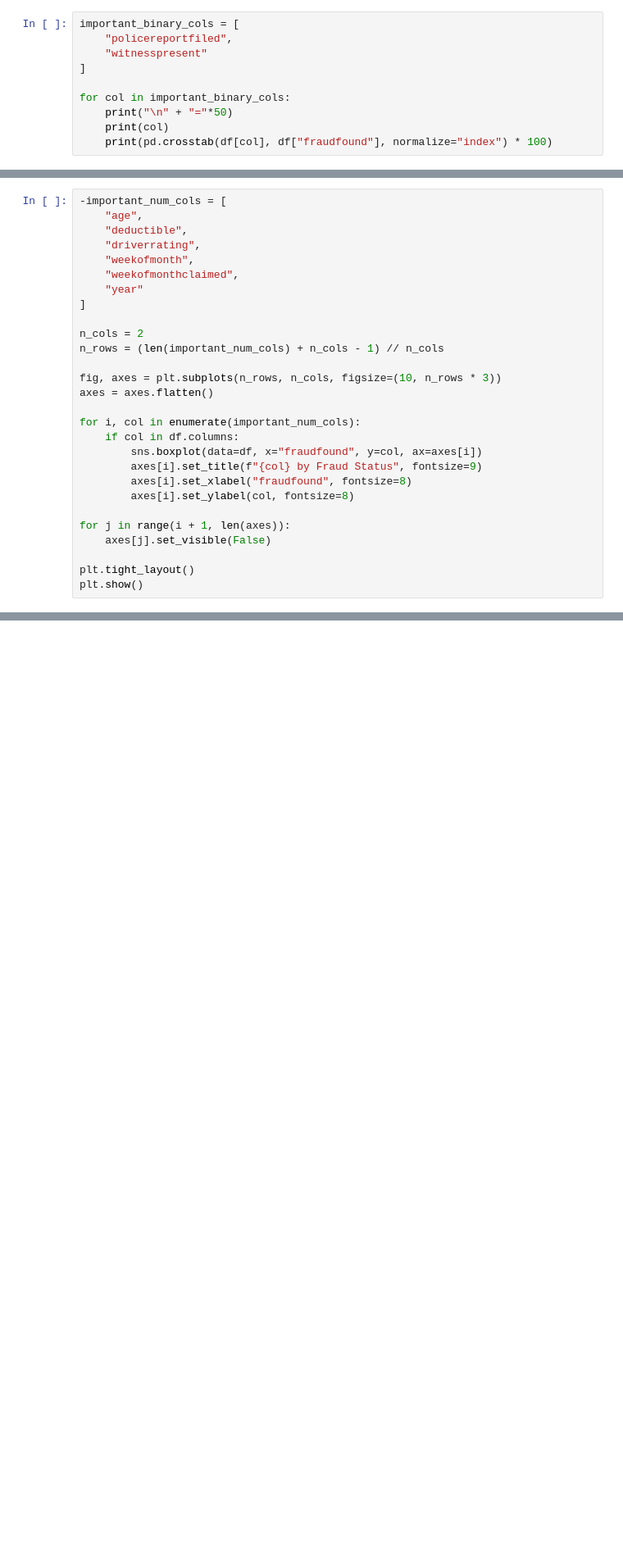
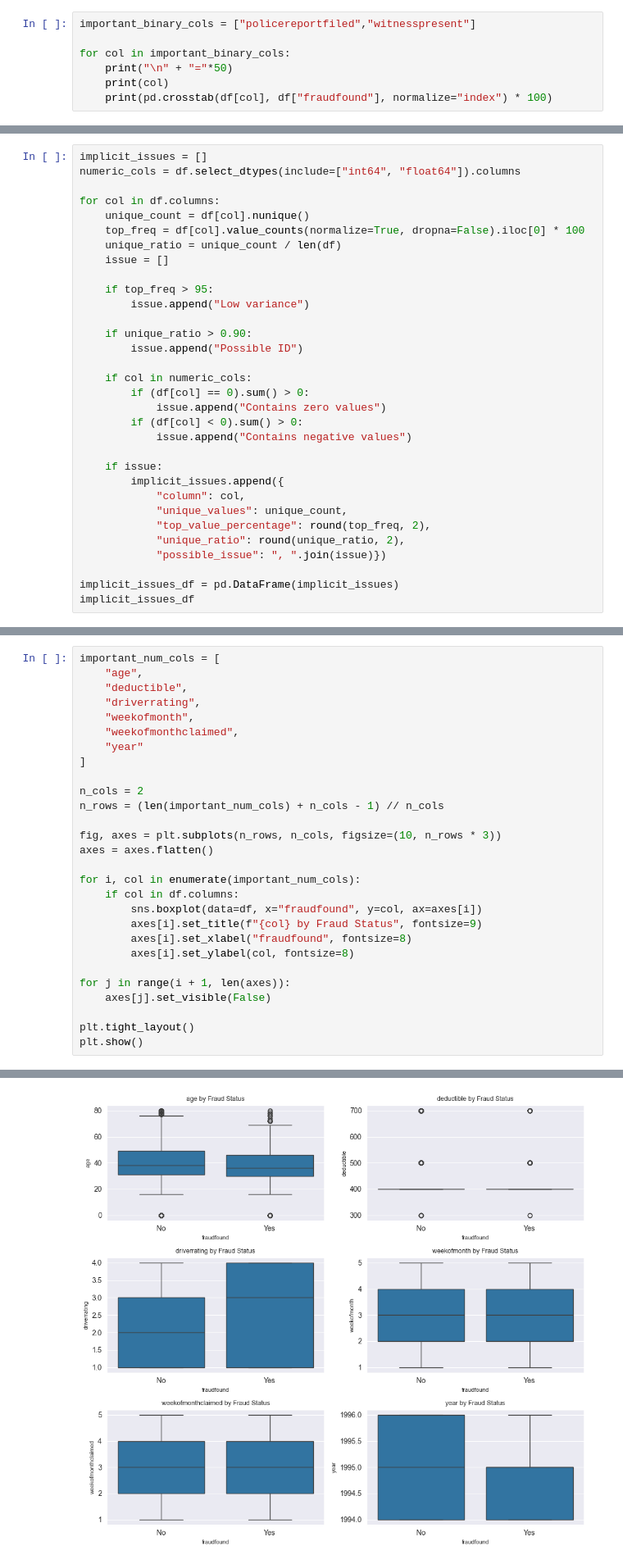
Before and after one commit to 1manvi/ML-Credit-Card-Fraud-2026, a Jupyter notebook: EDA_MiniPresentation.ipynb, the cells around one changed output, grey strips where cells are left out. Shown at 82% size. Saved outputs shown, nothing was run; the diff lists cells and outputs as text; blank space fills up the shorter version.

```diff
--- a/EDA_MiniPresentation.ipynb
+++ b/EDA_MiniPresentation.ipynb
@@ -241,10 +205,7 @@ for col in df.columns:
 # %% [markdown]
 ### Check fraud rate by important “No/Yes” variables
 # %%
-important_binary_cols = [
-    "policereportfiled",
-    "witnesspresent"
-]
+important_binary_cols = ["policereportfiled","witnesspresent"]
 
 for col in important_binary_cols:
     print("\n" + "="*50)
@@ -252,0 +252,32 @@ for col in important_binary_cols:
+# %%
+implicit_issues = []
+numeric_cols = df.select_dtypes(include=["int64", "float64"]).columns
+
+for col in df.columns:
+    unique_count = df[col].nunique()
+    top_freq = df[col].value_counts(normalize=True, dropna=False).iloc[0] * 100
+    unique_ratio = unique_count / len(df)
+    issue = []
+
+    if top_freq > 95:
+        issue.append("Low variance")
+
+    if unique_ratio > 0.90:
+        issue.append("Possible ID")
+
+    if col in numeric_cols:
+        if (df[col] == 0).sum() > 0:
+            issue.append("Contains zero values")
+        if (df[col] < 0).sum() > 0:
+            issue.append("Contains negative values")
+
+    if issue:
+        implicit_issues.append({
+            "column": col,
+            "unique_values": unique_count,
+            "top_value_percentage": round(top_freq, 2),
+            "unique_ratio": round(unique_ratio, 2),
+            "possible_issue": ", ".join(issue)})
+
+implicit_issues_df = pd.DataFrame(implicit_issues)
+implicit_issues_df
@@ -353,7 +394,7 @@ for col in important_cat_cols:
 # %% [markdown]
 ### Numerical Features vs Fraud
 # %%
--important_num_cols = [
+important_num_cols = [
     "age",
     "deductible",
     "driverrating",
@@ -385,3 +425,4 @@ SyntaxError: cannot assign to expression here. Maybe you meant '==' instead of '
+[figure, added]
 # %% [markdown]
 ### Grouped Summary by Target
 # %% [markdown]
```
Also changed, not shown: parts of 15 cells of this notebook.
